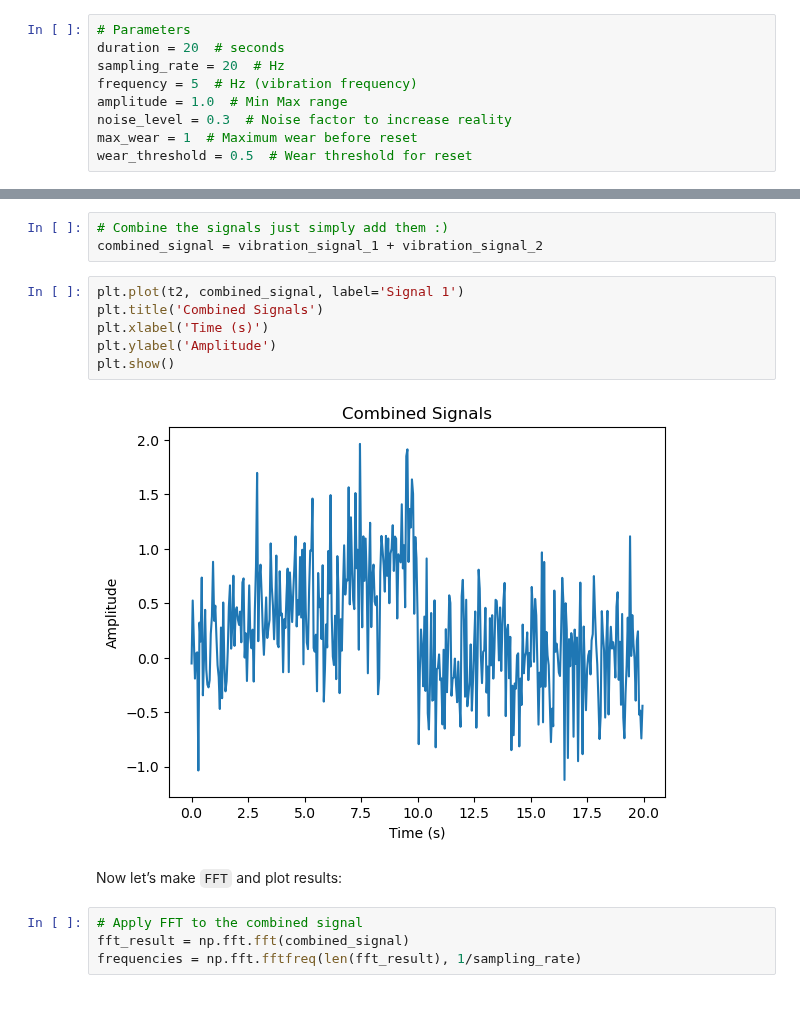
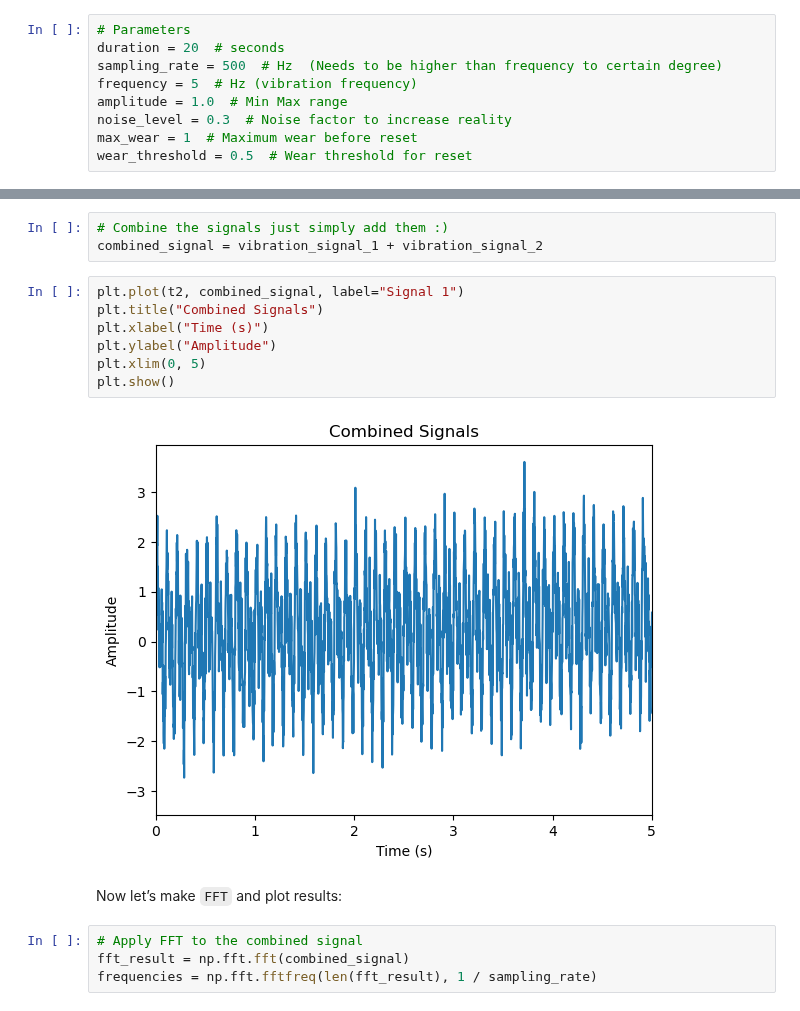
Before and after one commit to johnwslee/Data_Science_Libraries, a Jupyter notebook: Predictive_Maintenance/3_Medium_Wave_Data_Feature_Engineering_(Part_2).ipynb, the cells around one changed output, grey strips where cells are left out. Saved outputs shown, nothing was run; the diff lists cells and outputs as text.

```diff
--- a/Predictive_Maintenance/3_Medium_Wave_Data_Feature_Engineering_(Part_2).ipynb
+++ b/Predictive_Maintenance/3_Medium_Wave_Data_Feature_Engineering_(Part_2).ipynb
@@ -38,7 +38,7 @@ def generate_vibration_signal(
 # %%
 # Parameters
 duration = 20  # seconds
-sampling_rate = 20  # Hz
+sampling_rate = 500  # Hz  (Needs to be higher than frequency to certain degree)
 frequency = 5  # Hz (vibration frequency)
 amplitude = 1.0  # Min Max range
 noise_level = 0.3  # Noise factor to increase reality
@@ -152,19 +153,20 @@ t2, vibration_signal_2 = generate_vibration_signal(
 # Combine the signals just simply add them :)
 combined_signal = vibration_signal_1 + vibration_signal_2
 # %%
-plt.plot(t2, combined_signal, label='Signal 1')
-plt.title('Combined Signals')
-plt.xlabel('Time (s)')
-plt.ylabel('Amplitude')
+plt.plot(t2, combined_signal, label="Signal 1")
+plt.title("Combined Signals")
+plt.xlabel("Time (s)")
+plt.ylabel("Amplitude")
+plt.xlim(0, 5)
 plt.show()
 # %% [output]
-[figure, old version]
+[figure, new version]
 # %% [markdown]
 Now let’s make `FFT` and plot results:
 # %%
 # Apply FFT to the combined signal
 fft_result = np.fft.fft(combined_signal)
-frequencies = np.fft.fftfreq(len(fft_result), 1/sampling_rate)
+frequencies = np.fft.fftfreq(len(fft_result), 1 / sampling_rate)
 # %%
 # Plot the frequency-domain signal (FFT)
 plt.plot(frequencies, np.abs(fft_result))
```
Also changed, not shown: parts of 17 cells of this notebook.
